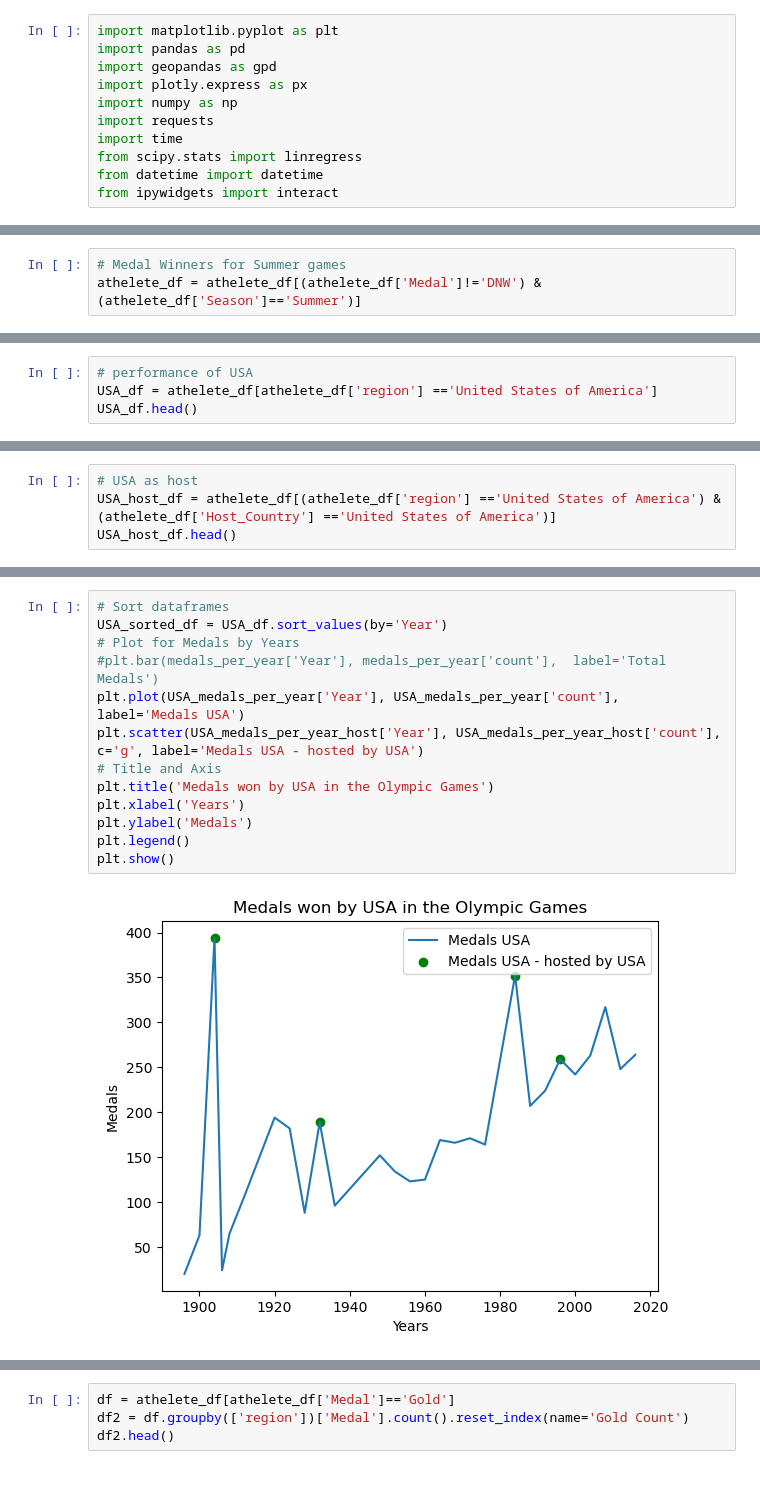
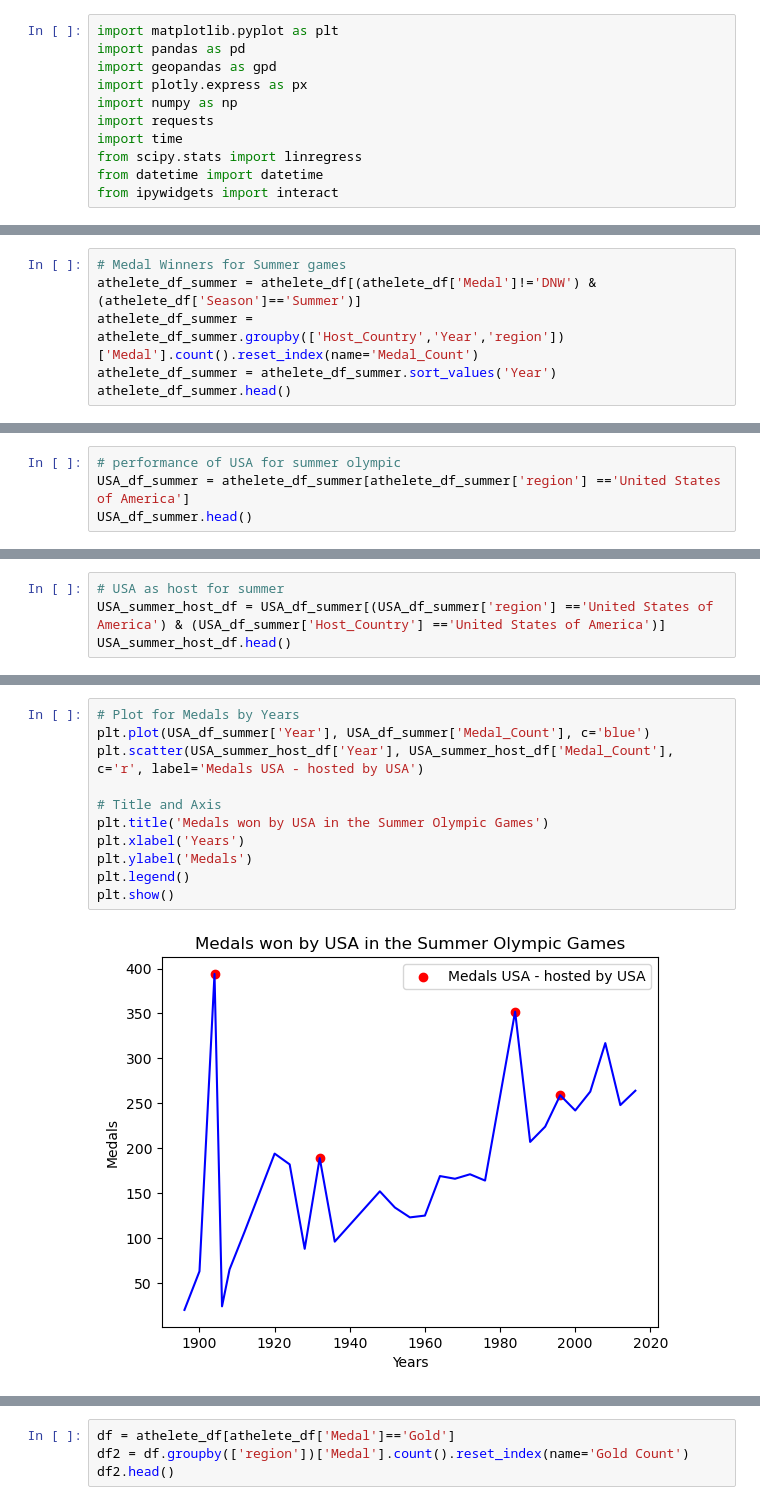
Before and after one commit to soumyaranjanswaincan/Olympic-Data-Analysis, a Jupyter notebook: Olympic Data Analysis/country_performance.ipynb, the cells around one changed output, grey strips where cells are left out. Drawn from its saved outputs; the diff is of its cells as text.

Commit message:
adding country analysis

```diff
--- a/Olympic Data Analysis/country_performance.ipynb
+++ b/Olympic Data Analysis/country_performance.ipynb
@@ -22,4 +22,7 @@ athelete_df.head()
 | 4 | 5 | Christine Jacoba Aaftink | F | 21.0 | 185.0 | 82.0 | Netherlands | NED | 1988 Winter | 1988 | Winter | ... |
 # %%
 # Medal Winners for Summer games
-athelete_df = athelete_df[(athelete_df['Medal']!='DNW') & (athelete_df['Season']=='Summer')]
+athelete_df_summer = athelete_df[(athelete_df['Medal']!='DNW') & (athelete_df['Season']=='Summer')]
+athelete_df_summer = athelete_df_summer.groupby(['Host_Country','Year','region'])['Medal'].count().reset_index(name='Medal_Count')
+athelete_df_summer = athelete_df_summer.sort_values('Year')
+athelete_df_summer.head()
@@ -35,5 +56,5 @@ athelete_df.head(5)
 # %%
-# performance of USA
-USA_df = athelete_df[athelete_df['region'] =='United States of America']
-USA_df.head()
+# performance of USA for summer olympic
+USA_df_summer = athelete_df_summer[athelete_df_summer['region'] =='United States of America']
+USA_df_summer.head()
 # %% [output]
@@ -46,5 +67,5 @@ USA_df.head()
 # %%
-# USA as host
-USA_host_df = athelete_df[(athelete_df['region'] =='United States of America') & (athelete_df['Host_Country'] =='United States of America')]
-USA_host_df.head()
+# USA as host for summer
+USA_summer_host_df = USA_df_summer[(USA_df_summer['region'] =='United States of America') & (USA_df_summer['Host_Country'] =='United States of America')]
+USA_summer_host_df.head()
 # %% [output]
@@ -86,15 +77,13 @@ USA_medals_per_year_host.head()
 # %%
-# Sort dataframes
-USA_sorted_df = USA_df.sort_values(by='Year')
 # Plot for Medals by Years
-#plt.bar(medals_per_year['Year'], medals_per_year['count'],  label='Total Medals')
-plt.plot(USA_medals_per_year['Year'], USA_medals_per_year['count'], label='Medals USA')
-plt.scatter(USA_medals_per_year_host['Year'], USA_medals_per_year_host['count'], c='g', label='Medals USA - hosted by USA')
+plt.plot(USA_df_summer['Year'], USA_df_summer['Medal_Count'], c='blue')
+plt.scatter(USA_summer_host_df['Year'], USA_summer_host_df['Medal_Count'], c='r', label='Medals USA - hosted by USA')
+
 # Title and Axis
-plt.title('Medals won by USA in the Olympic Games')
+plt.title('Medals won by USA in the Summer Olympic Games')
 plt.xlabel('Years')
 plt.ylabel('Medals')
 plt.legend()
 plt.show()
 # %% [output]
-[figure, old version]
+[figure, new version]
```
Also changed, not shown: parts of 22 cells of this notebook.
